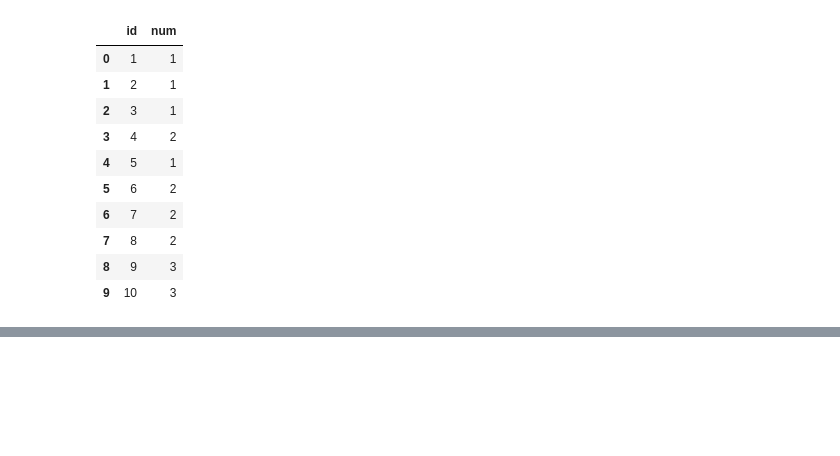
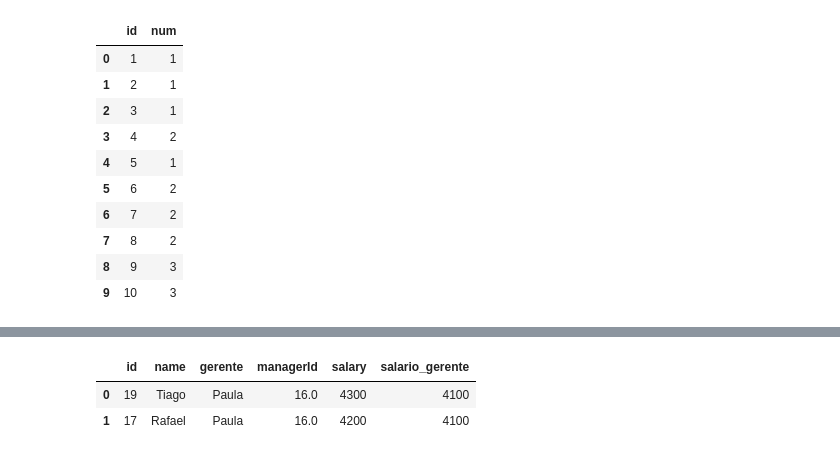
Before and after one commit to caioguimaraes18/Leetcode-data, a Jupyter notebook: Desafios - SQL/Exercicio_1.ipynb, the cells around one changed output, grey strips where cells are left out. Drawn from its saved outputs; the diff is of its cells as text; code cells hidden in the pictures; blank space fills up the shorter version.

```diff
--- a/Desafios - SQL/Exercicio_1.ipynb
+++ b/Desafios - SQL/Exercicio_1.ipynb
@@ -185,0 +281,30 @@ df
+# %%
+df = db.query(
+    """
+    with employees as (
+        select distinct
+            t1.id,
+            t1.name,
+            t2.name as gerente,
+            t1.managerid,
+            t1.salary,
+            t2.salary as salario_gerente
+
+        from read_csv_auto('../Dataset/Exercicios/employees.csv') t1
+         join read_csv_auto('../Dataset/Exercicios/employees.csv') t2
+            on t1.managerid = t2.id and t1.salary > t2.salary
+    )
+
+    select
+        *
+    from employees
+
+
+
+    """).to_df()
+
+df
+# %% [output]
+|  | id | name | gerente | managerId | salary | salario_gerente |
+| 0 | 19 | Tiago | Paula | 16.0 | 4300 | 4100 |
+| 1 | 17 | Rafael | Paula | 16.0 | 4200 | 4100 |
```
Also changed, not shown: parts of 14 cells of this notebook.
